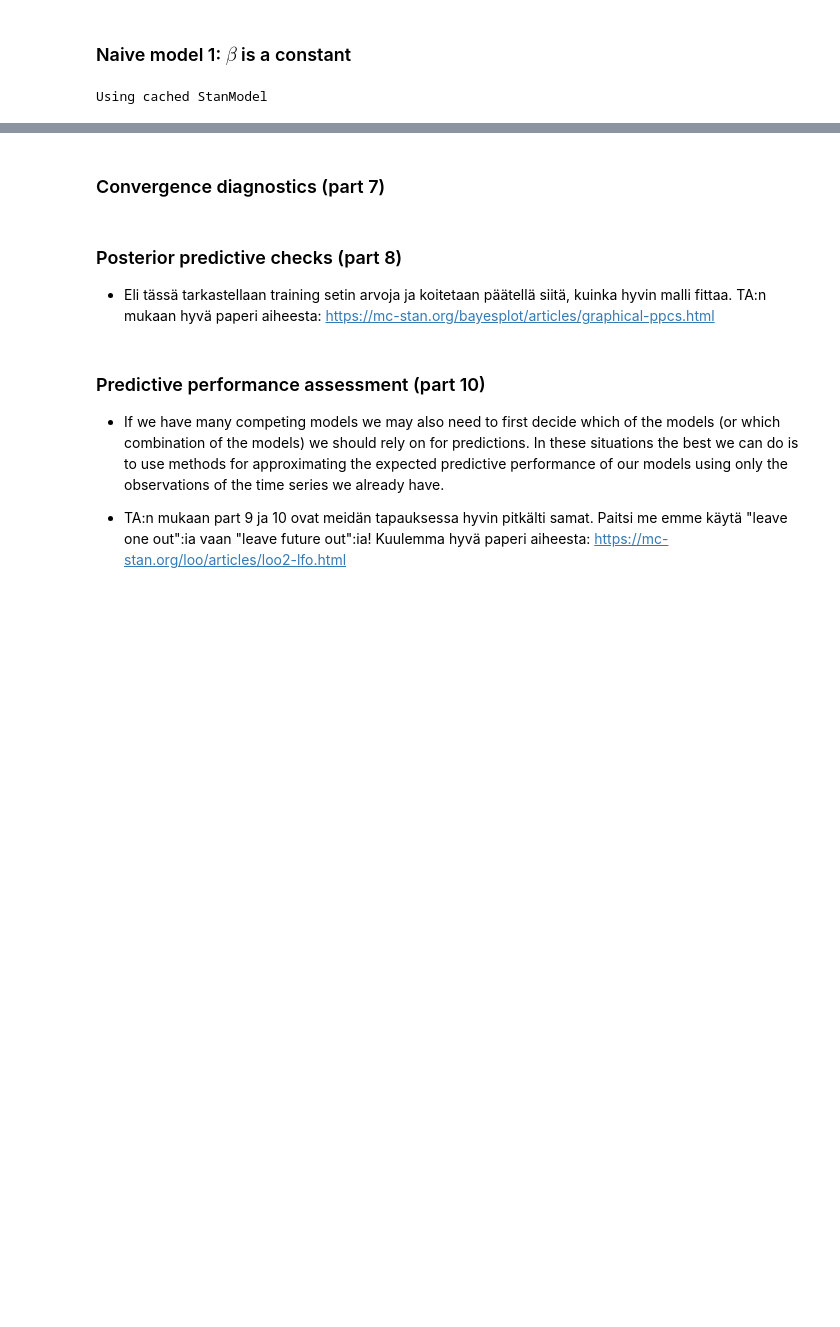
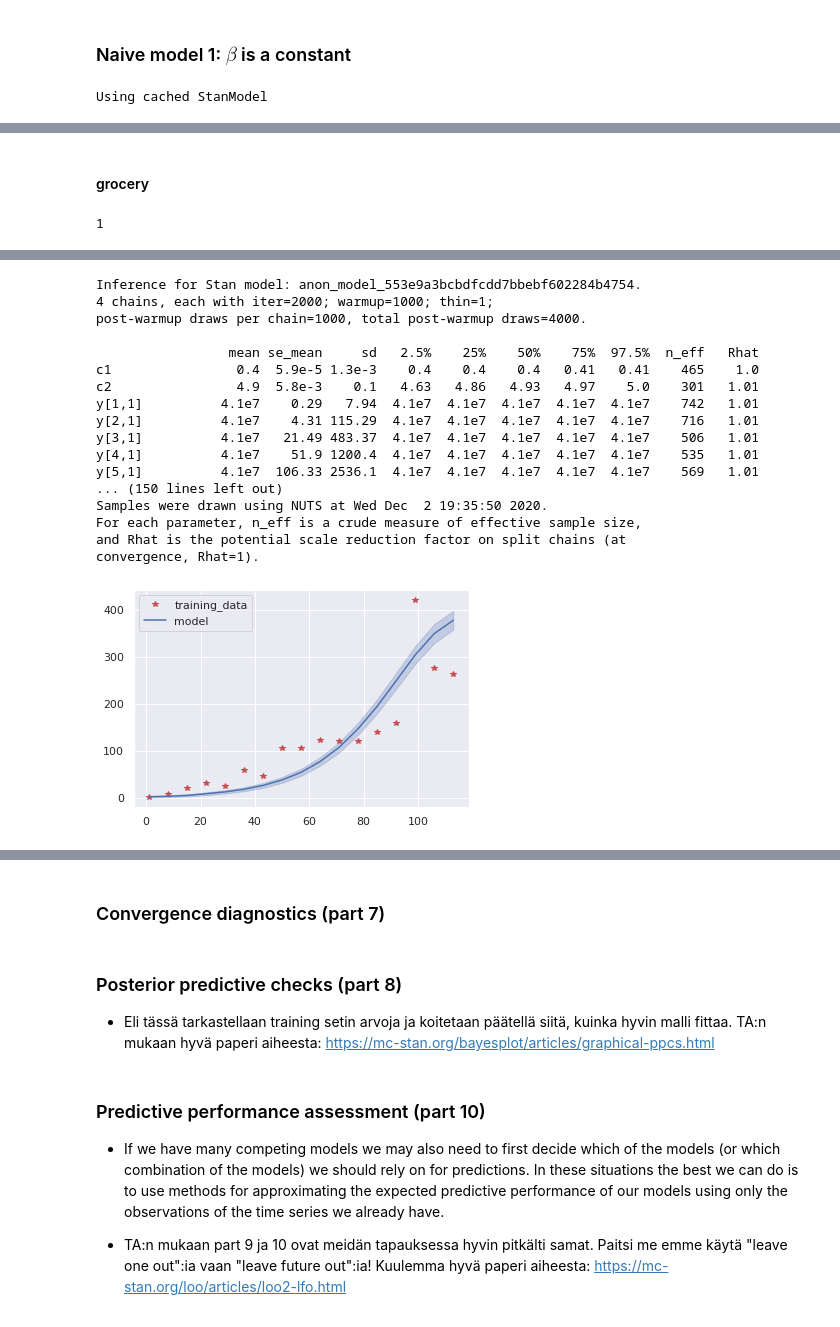
Before and after one commit to tommi-grohn/Corona_Bayesian, a Jupyter notebook: Project_Corona.ipynb, the cells around one changed output, grey strips where cells are left out. Saved outputs shown, nothing was run; the diff lists cells and outputs as text; code cells hidden in the pictures; blank space fills up the shorter version.

```diff
--- a/Project_Corona.ipynb
+++ b/Project_Corona.ipynb
@@ -587,0 +639,7 @@ convergence, Rhat=1).
+# %% [markdown]
+#### grocery
+# %%
+traffic = np.array(traffic_supermarket_smooth_shift).reshape(-1,1)
+test_model(seir_data, sm, traffic)
+# %% [output]
+1
@@ -587,0 +648,18 @@ convergence, Rhat=1).
+Inference for Stan model: anon_model_553e9a3bcbdfcdd7bbebf602284b4754.
+4 chains, each with iter=2000; warmup=1000; thin=1;
+post-warmup draws per chain=1000, total post-warmup draws=4000.
+
+                 mean se_mean     sd   2.5%    25%    50%    75%  97.5%  n_eff   Rhat
+c1                0.4  5.9e-5 1.3e-3    0.4    0.4    0.4   0.41   0.41    465    1.0
+c2                4.9  5.8e-3    0.1   4.63   4.86   4.93   4.97    5.0    301   1.01
+y[1,1]          4.1e7    0.29   7.94  4.1e7  4.1e7  4.1e7  4.1e7  4.1e7    742   1.01
+y[2,1]          4.1e7    4.31 115.29  4.1e7  4.1e7  4.1e7  4.1e7  4.1e7    716   1.01
+y[3,1]          4.1e7   21.49 483.37  4.1e7  4.1e7  4.1e7  4.1e7  4.1e7    506   1.01
+y[4,1]          4.1e7    51.9 1200.4  4.1e7  4.1e7  4.1e7  4.1e7  4.1e7    535   1.01
+y[5,1]          4.1e7  106.33 2536.1  4.1e7  4.1e7  4.1e7  4.1e7  4.1e7    569   1.01
+... (150 lines left out)
+Samples were drawn using NUTS at Wed Dec  2 19:35:50 2020.
+For each parameter, n_eff is a crude measure of effective sample size,
+and Rhat is the potential scale reduction factor on split chains (at
+convergence, Rhat=1).
+[figure, added]
```
Also changed, not shown: parts of 18 cells of this notebook, 1 other file.
